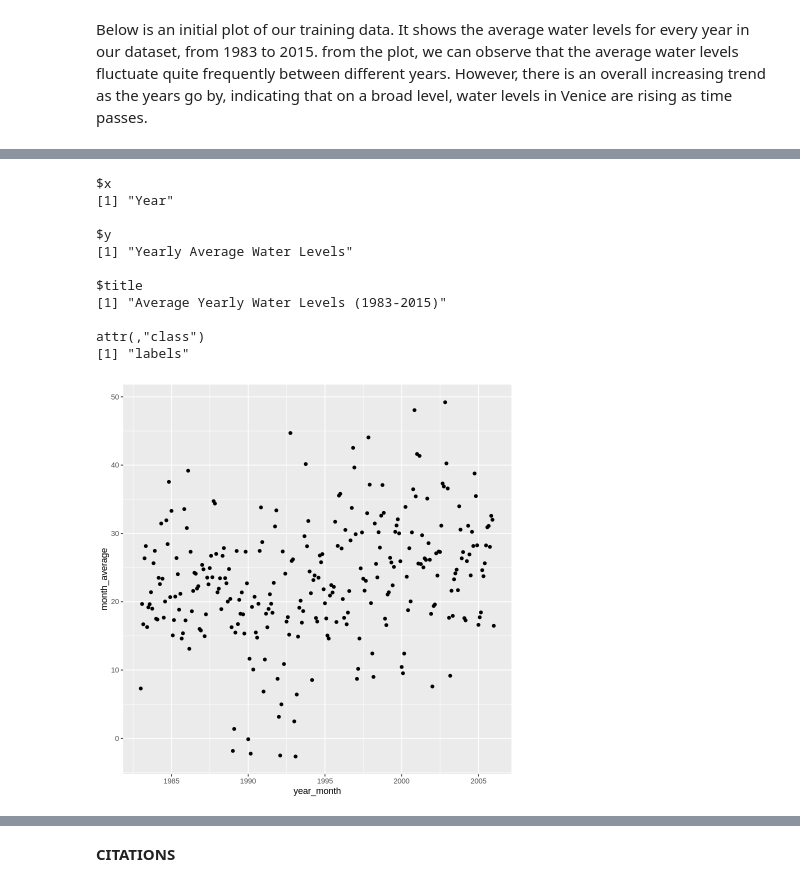
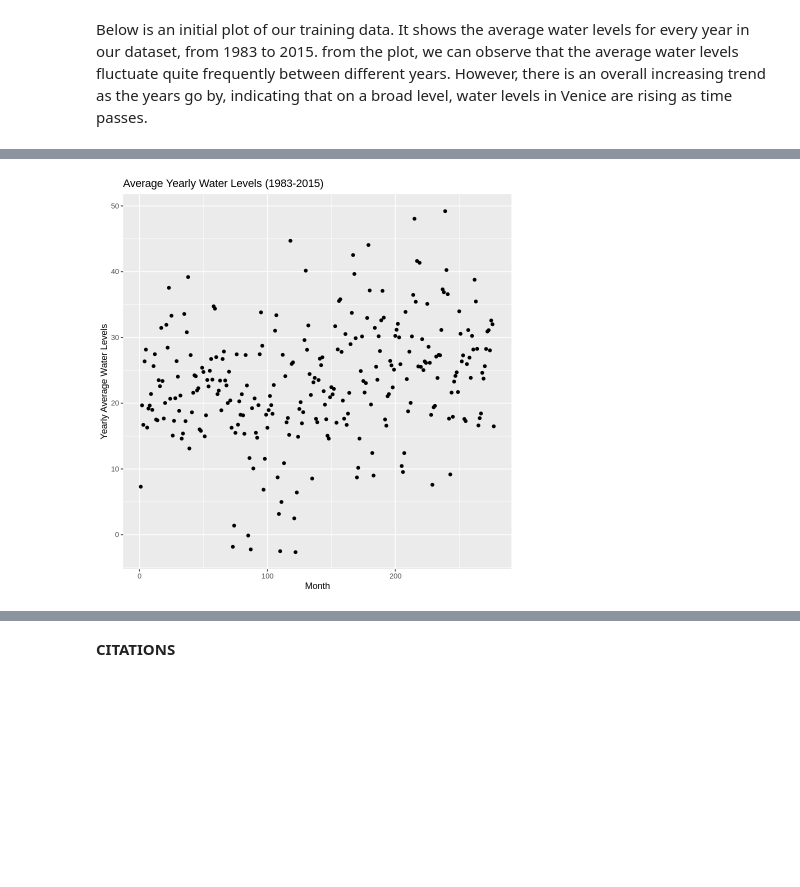
Before and after one commit to Applemyp/dsci100-group36-project, a Jupyter notebook: Group Project Report.ipynb, the cells around one changed output, grey strips where cells are left out. Cells and saved outputs as stored; diff of their text form; code cells hidden in the pictures; blank space fills up the shorter version.

```diff
--- a/Group Project Report.ipynb
+++ b/Group Project Report.ipynb
@@ -75,6 +87,9 @@ Below is an initial plot of our training data. It shows the average water levels
 # concatenate the 2 columns for year & month and set the date to 01 for being able to use as.Date
 time_series_df$year_month <- paste(time_series_df$Year,"-", time_series_df$Month, "-01", sep = "")
 time_series_df$year_month <- as.Date(time_series_df$year_month)
+
+time_series_df<-mutate(time_series_df, tibble(Month=seq(1,396))) |>
+select(-Year)
 time_series_df
 
 # use initial_time_split instead of initial_split since it's time series - not independent of each other
@@ -118,22 +133,11 @@ A data.frame: 119 × 4
 # %%
 graph_data <- training_data|>
-ggplot(aes(x = year_month, y = month_average)) + geom_point()
-labs( x = "Year", y = "Yearly Average Water Levels", title = "Average Yearly Water Levels (1983-2015)")
+ggplot(aes(x = Month, y = month_average)) + geom_point()+
+labs( x = "Month", y = "Yearly Average Water Levels", title = "Average Yearly Water Levels (1983-2015)")
 
 graph_data
 # %% [output]
-$x
-[1] "Year"
-
-$y
-[1] "Yearly Average Water Levels"
-
-$title
-[1] "Average Yearly Water Levels (1983-2015)"
-
-attr(,"class")
-[1] "labels"
-[figure, old version]
+[figure, new version]
 # %%
 set.seed(2020)
 
```
Also changed, not shown: parts of 9 cells of this notebook.
